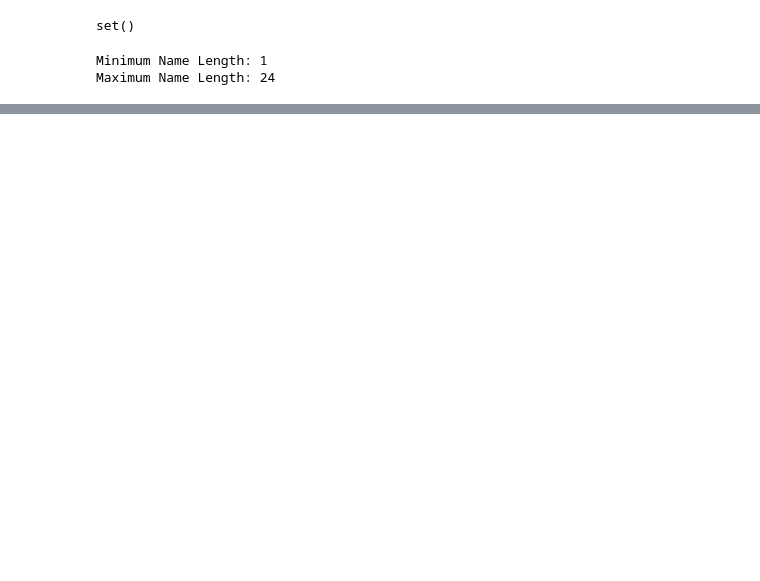
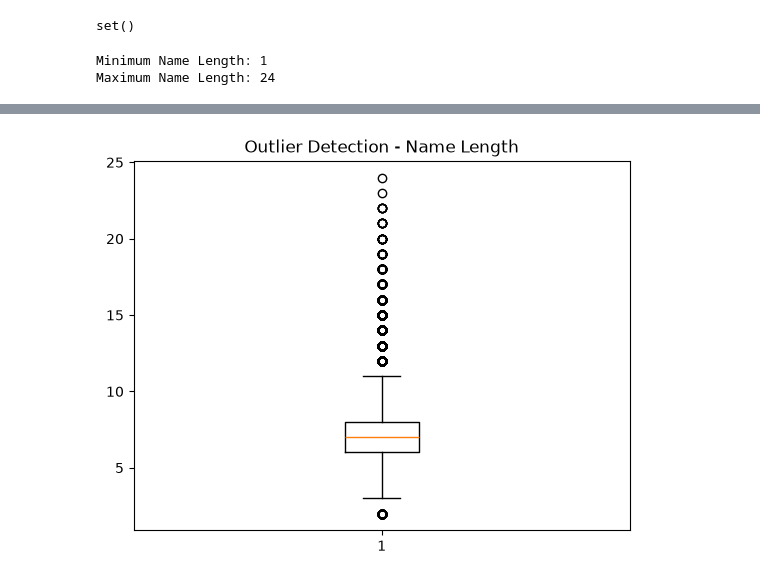
Before and after one commit to Gupta3003/GENDER_PREDICTION_MODEL, a Jupyter notebook: Gender_Prediction_Final.ipynb, the cells around one changed output, grey strips where cells are left out. Saved outputs shown, nothing was run; the diff lists cells and outputs as text; code cells hidden in the pictures; blank space fills up the shorter version.

```diff
--- a/Gender_Prediction_Final.ipynb
+++ b/Gender_Prediction_Final.ipynb
@@ -268,3 +287,11 @@ plt.show()
+# %%
+data['name_length'] = data['Name'].apply(len)
+
+plt.boxplot(data['name_length'])
+plt.title("Outlier Detection - Name Length")
+plt.show()
+# %% [output]
+[figure, added]
 # %%
 # Text Normalization
 data['Name'] = data['Name'].astype(str).str.strip().str.lower()
```
Also changed, not shown: parts of 28 cells of this notebook, 7 other files.
